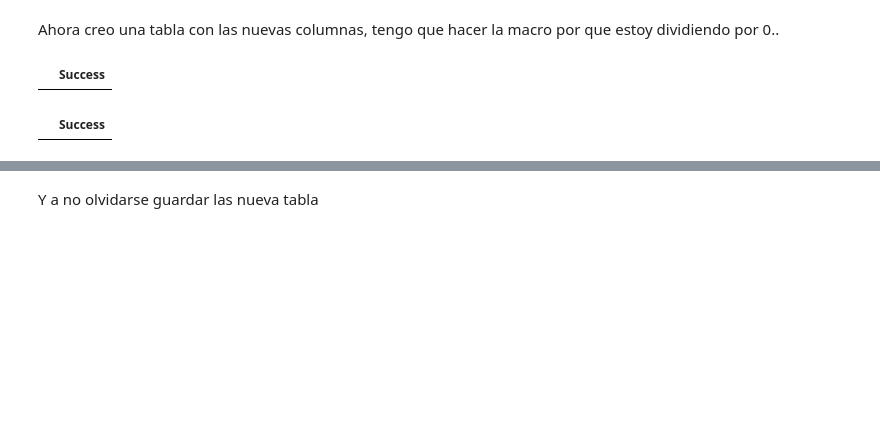
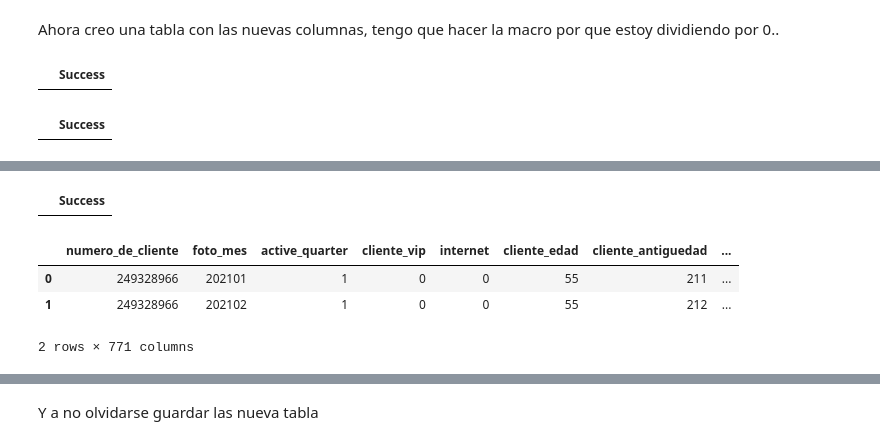
Before and after one commit to dmecoyfin/dmeyf2024, a Jupyter notebook: src/Competencia_1/Feature_Engineering_en_SQL.ipynb, the cells around one changed output, grey strips where cells are left out. Saved outputs shown, nothing was run; the diff lists cells and outputs as text; code cells hidden in the pictures; blank space fills up the shorter version.

```diff
--- a/src/Competencia_1/Feature_Engineering_en_SQL.ipynb
+++ b/src/Competencia_1/Feature_Engineering_en_SQL.ipynb
@@ -655,0 +1363,18 @@ La última reflexión, la creación de nuevas features es un proceso computacion
+# %%
+%%sql
+CREATE OR REPLACE TABLE competencia_01_percent_rank AS
+select
+    numero_de_cliente
+    , foto_mes
+    ,percent_rank() OVER (ORDER BY mcuentas_saldo) as percent_rank_mcuentas_saldo
+    ,percent_rank() OVER (ORDER BY cpayroll_trx) as percent_rank_cpayroll_trx
+    ,percent_rank() OVER (ORDER BY ctrx_quarter) as percent_rank_ctrx_quarter
+    ,percent_rank() OVER (ORDER BY mcaja_ahorro) as percent_rank_mcaja_ahorro
+    ,percent_rank() OVER (ORDER BY mprestamos_personales) as percent_rank_mprestamos_personales
+    ,percent_rank() OVER (ORDER BY mtarjeta_visa_consumo) as percent_rank_mtarjeta_visa_consumo
+    ,percent_rank() OVER (ORDER BY mpasivos_margen) as percent_rank_mpasivos_margen
+    ,percent_rank() OVER (ORDER BY mcomisiones_mantenimiento) as percent_rank_mcomisiones_mantenimiento
+    ,percent_rank() OVER (ORDER BY cproductos) as percent_rank_cproductos
+from competencia_01
+# %% [output]
+|  | Success |
@@ -655,0 +1390,9 @@ La última reflexión, la creación de nuevas features es un proceso computacion
+# %%
+%%sql
+SELECT * FROM competencia_01_lag_delta
+LIMIT 2
+# %% [output]
+|  | numero_de_cliente | foto_mes | active_quarter | cliente_vip | internet | cliente_edad | cliente_antiguedad | ... |
+| 0 | 249328966 | 202101 | 1 | 0 | 0 | 55 | 211 | ... |
+| 1 | 249328966 | 202102 | 1 | 0 | 0 | 55 | 212 | ... |
+2 rows × 771 columns
```
Also changed, not shown: parts of 60 cells of this notebook, 2 other files.
